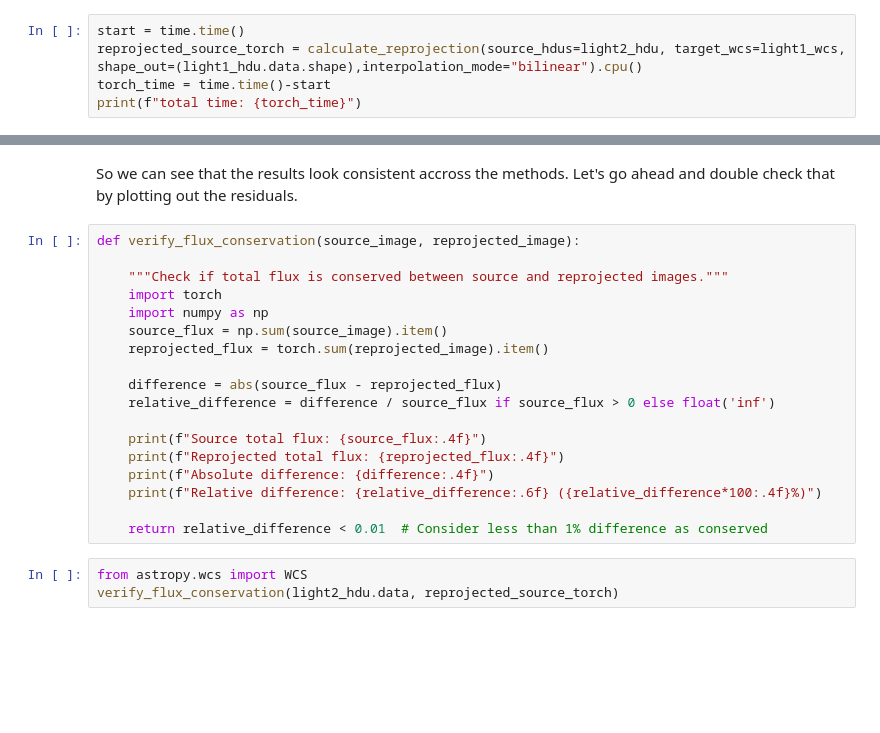
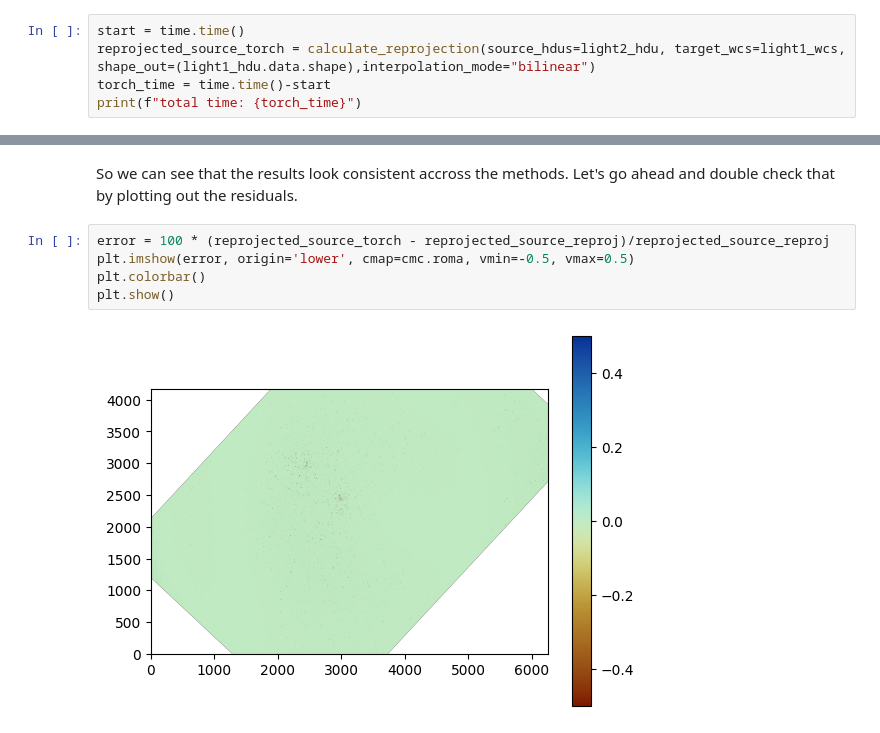
Before and after one commit to stevenrjanssens/dfreproject, a Jupyter notebook: demo/reprojection-comparison.ipynb, the cells around one changed output, grey strips where cells are left out. Saved outputs shown, nothing was run; the diff lists cells and outputs as text; blank space fills up the shorter version.

```diff
--- a/demo/reprojection-comparison.ipynb
+++ b/demo/reprojection-comparison.ipynb
@@ -41,7 +41,7 @@ Between these two frames there is some rotation (about 90 degrees) and slight tr
 Now let's go ahead and do the reprojections using a cubic reprojection.
 # %%
 start = time.time()
-reprojected_source_torch = calculate_reprojection(source_hdus=light2_hdu, target_wcs=light1_wcs,  shape_out=(light1_hdu.data.shape),interpolation_mode="bilinear").cpu()
+reprojected_source_torch = calculate_reprojection(source_hdus=light2_hdu, target_wcs=light1_wcs,  shape_out=(light1_hdu.data.shape),interpolation_mode="bilinear")
 torch_time = time.time()-start
 print(f"total time: {torch_time}")
 # %% [output]
@@ -90,23 +94,9 @@ plt.show()
 # %% [markdown]
 So we can see that the results look consistent accross the methods. Let's go ahead and double check that by plotting out the residuals.
-# %%
-def verify_flux_conservation(source_image, reprojected_image):
-
-    """Check if total flux is conserved between source and reprojected images."""
-    import torch
-    import numpy as np
-    source_flux = np.sum(source_image).item()
-    reprojected_flux = torch.sum(reprojected_image).item()
-
-    difference = abs(source_flux - reprojected_flux)
-    relative_difference = difference / source_flux if source_flux > 0 else float('inf')
-
-    print(f"Source total flux: {source_flux:.4f}")
-    print(f"Reprojected total flux: {reprojected_flux:.4f}")
-    print(f"Absolute difference: {difference:.4f}")
-    print(f"Relative difference: {relative_difference:.6f} ({relative_difference*100:.4f}%)")
-
-    return relative_difference < 0.01  # Consider less than 1% difference as conserved
-# %%
-from astropy.wcs import WCS
-verify_flux_conservation(light2_hdu.data, reprojected_source_torch)
+# %%
+error = 100 * (reprojected_source_torch - reprojected_source_reproj)/reprojected_source_reproj
+plt.imshow(error, origin='lower', cmap=cmc.roma, vmin=-0.5, vmax=0.5)
+plt.colorbar()
+plt.show()
+# %% [output]
+[figure, added]
```
Also changed, not shown: parts of 3 cells of this notebook, 2 other files.
